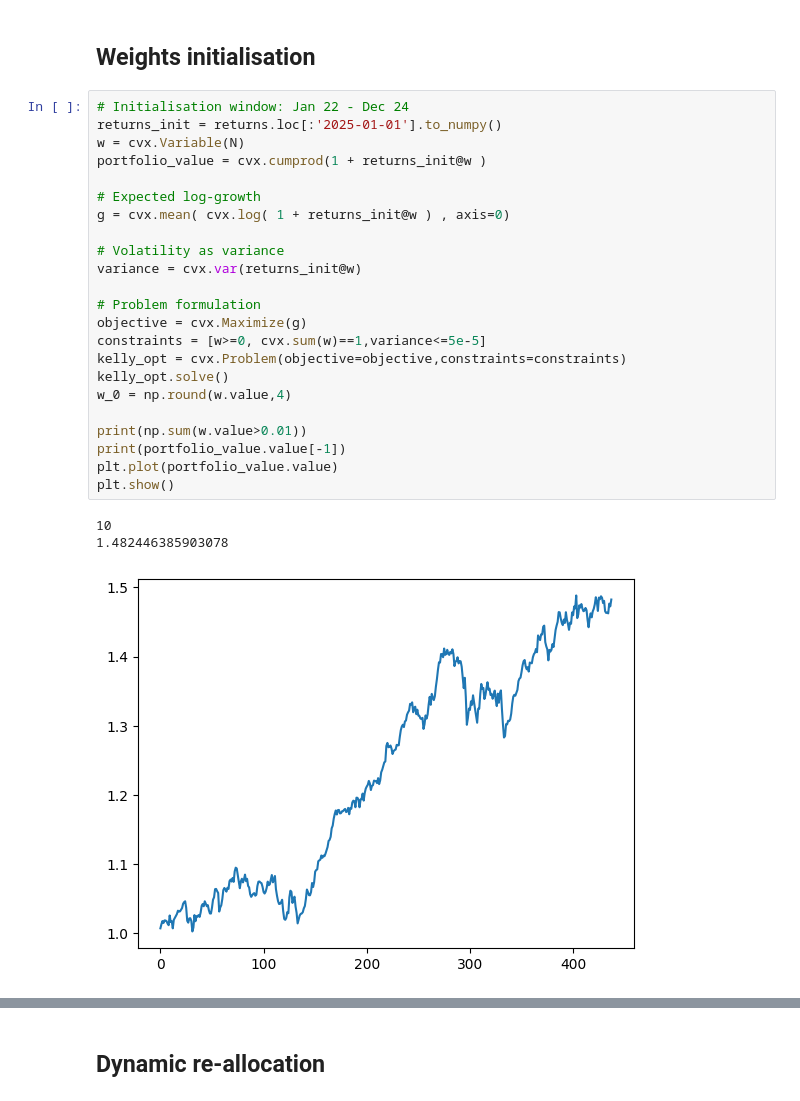
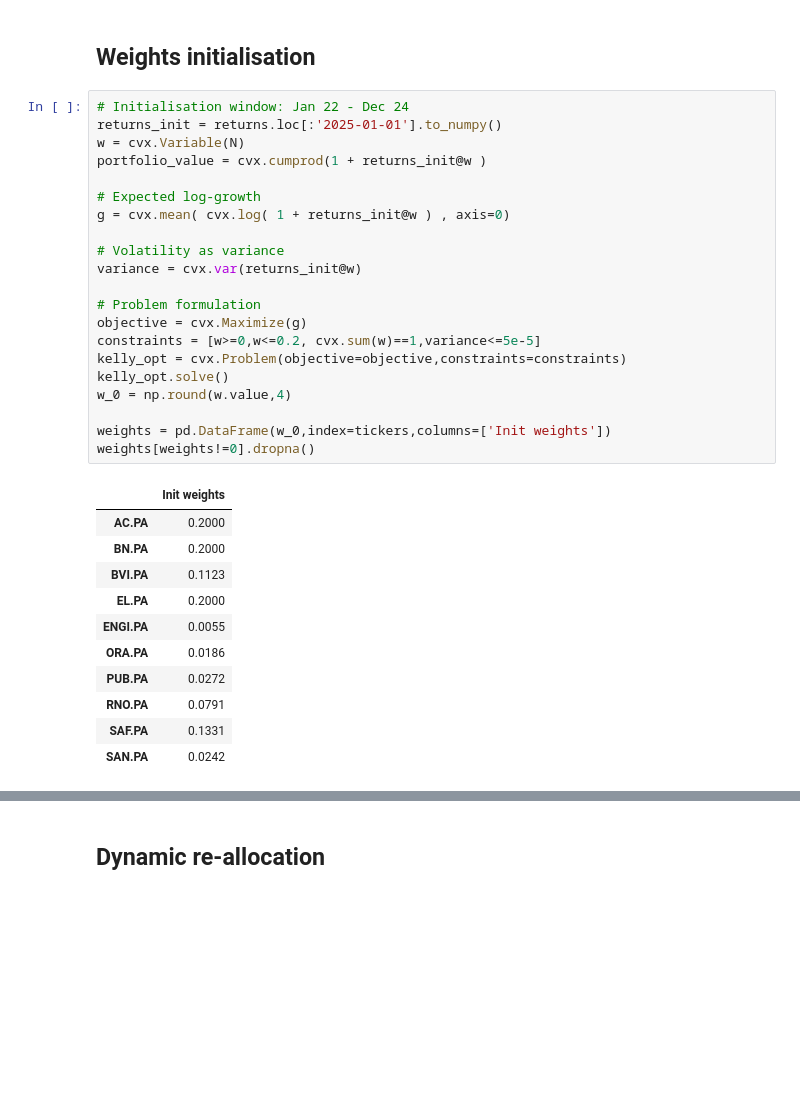
Before and after one commit to Hadrienvnt/Portfolio-Optimisation, a Jupyter notebook: dynamic_weights_allocation - in progress.ipynb, the cells around one changed output, grey strips where cells are left out. Saved outputs shown, nothing was run; the diff lists cells and outputs as text; blank space fills up the shorter version.

```diff
--- a/dynamic_weights_allocation - in progress.ipynb
+++ b/dynamic_weights_allocation - in progress.ipynb
@@ -26,27 +27,33 @@ T,N = returns.shape
 # %%
 # Initialisation window: Jan 22 - Dec 24
 returns_init = returns.loc[:'2025-01-01'].to_numpy()
 w = cvx.Variable(N)
 portfolio_value = cvx.cumprod(1 + returns_init@w )
 
 # Expected log-growth
 g = cvx.mean( cvx.log( 1 + returns_init@w ) , axis=0)
 
 # Volatility as variance
 variance = cvx.var(returns_init@w)
 
 # Problem formulation
 objective = cvx.Maximize(g)
-constraints = [w>=0, cvx.sum(w)==1,variance<=5e-5]
+constraints = [w>=0,w<=0.2, cvx.sum(w)==1,variance<=5e-5]
 kelly_opt = cvx.Problem(objective=objective,constraints=constraints)
 kelly_opt.solve()
 w_0 = np.round(w.value,4)
 
-print(np.sum(w.value>0.01))
-print(portfolio_value.value[-1])
-plt.plot(portfolio_value.value)
-plt.show()
+weights = pd.DataFrame(w_0,index=tickers,columns=['Init weights'])
+weights[weights!=0].dropna()
 # %% [output]
-10
-1.482446385903078
-[figure, removed]
+|  | Init weights |
+| AC.PA | 0.2000 |
+| BN.PA | 0.2000 |
+| BVI.PA | 0.1123 |
+| EL.PA | 0.2000 |
+| ENGI.PA | 0.0055 |
+| ORA.PA | 0.0186 |
+| PUB.PA | 0.0272 |
+| RNO.PA | 0.0791 |
+| SAF.PA | 0.1331 |
+| SAN.PA | 0.0242 |
```
Also changed, not shown: parts of 2 cells of this notebook.
